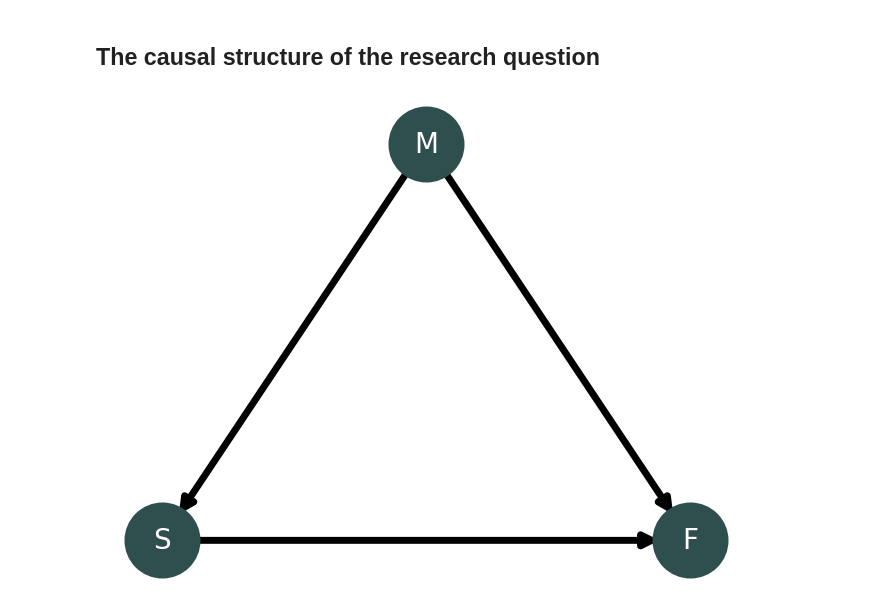
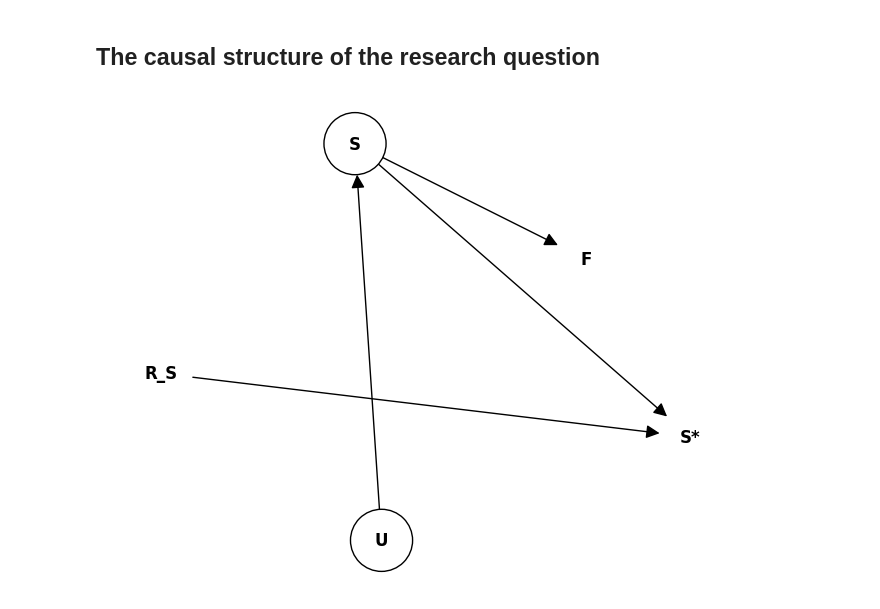
Before and after one commit to NeuroDevCo/ssp-corpus, a Jupyter notebook: docs/notes.ipynb, the cells around one changed output. Drawn from its saved outputs; the diff is of its cells as text; code cells hidden in the pictures.

```diff
--- a/docs/notes.ipynb
+++ b/docs/notes.ipynb
@@ -791,42 +892,37 @@ for k, d in data.partition_by("is_ssp", as_dict=True).items():
 # %% [markdown]
 ## The causal structure of the research question
 # %%
-# Create a Directed Graph (DiGraph)
+# Create the Directed Graph
 G = nx.DiGraph()
 
 # Add nodes
-G.add_node("M")
-G.add_node("S")
-G.add_node("F")
+nodes = ['S', 'S*', 'U', "F", "R_S"]
+G.add_nodes_from(nodes)
 
-# Add directed edges
-G.add_edge("M", "S")
-G.add_edge("M", "F")
-G.add_edge("S", "F")
+# Add edges: S-S*, S-F, U-S
+edges = [('S', 'S*'), ('S', 'F'), ('U', 'S'), ("R_S", "S*")]
+G.add_edges_from(edges)
 
-# Define positions for the nodes to ensure a clear layout
-# (A at top, B on left bottom, C on right bottom)
-pos = {"M": (0, 0.30), "S": (-0.15, 0), "F": (0.15, 0)}
+# Define node border colors based on requirements
+# Order: F, S, S*, U
+# F and S* should be black
+# S and U should have no color ('none')
+node_border_colors = ['black', 'none', 'black', 'none', "none"]
+
+border_widths = [1, 0, 1, 0, 0]
+
+# Define layout (using spring layout for a clean look)
+pos = nx.arf_layout(G)
 
 # Draw the graph
-# node_color='orange' sets the nodes to the requested color
-# with_labels=True displays the node names
-# arrowsize=20 makes the arrows visible and clear
-nx.draw(
-    G,
-    pos,
-    with_labels=True,
-    node_color=COLOR,
-    linewidths=10,
-    node_size=2000,
-    width=5,
-    edge_color="k",
-    font_size=20,
-    font_color="white",
-    arrowsize=20,
-)
-
-# Display the plot
-plt.show()
+nx.draw(G, pos,
+        with_labels=True,
+        node_size=2000,
+        node_color='white',       # Fill color of nodes
+        edgecolors=node_border_colors, # Color of the node borders
+        linewidths=border_widths,     # Width of the node borders
+        arrowsize=20,
+        font_weight='bold',
+        font_size=12)
 # %% [output]
-[figure, old version]
+[figure, new version]
```
Also changed, not shown: parts of 19 cells of this notebook, 10 other files.
